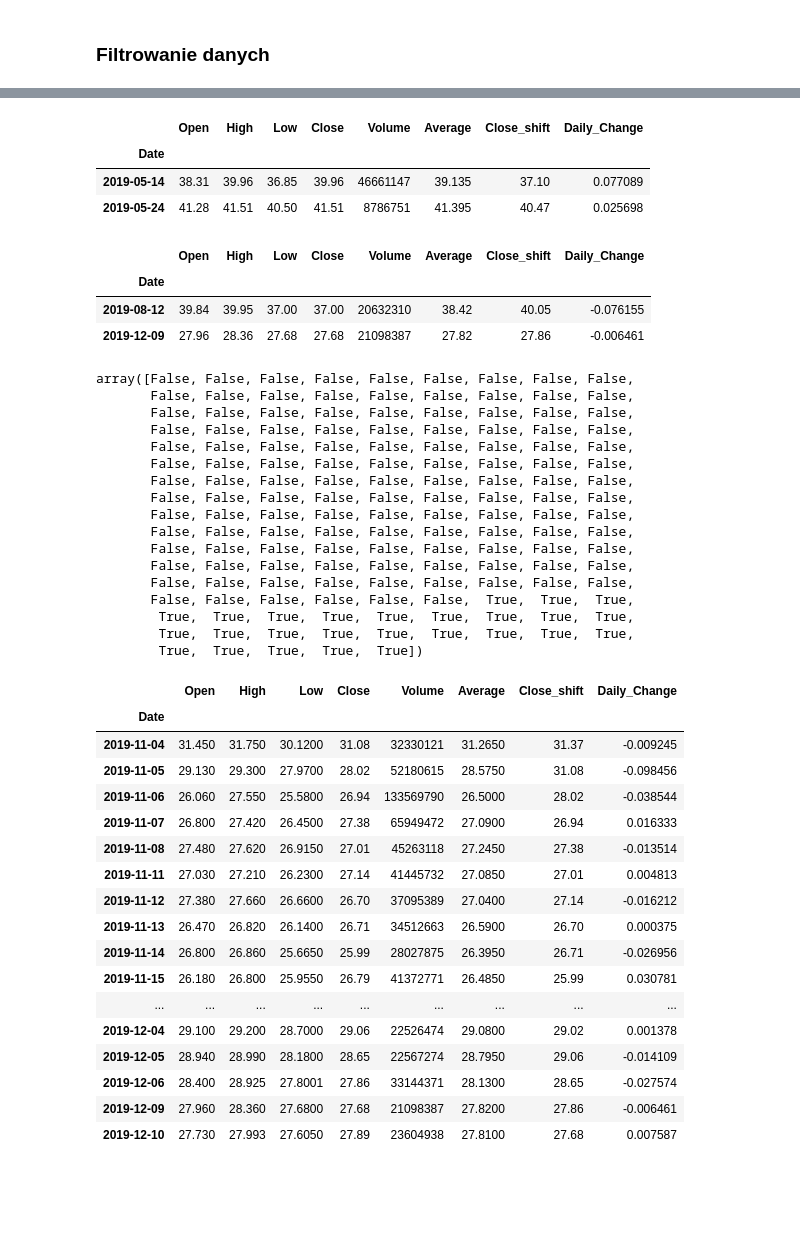
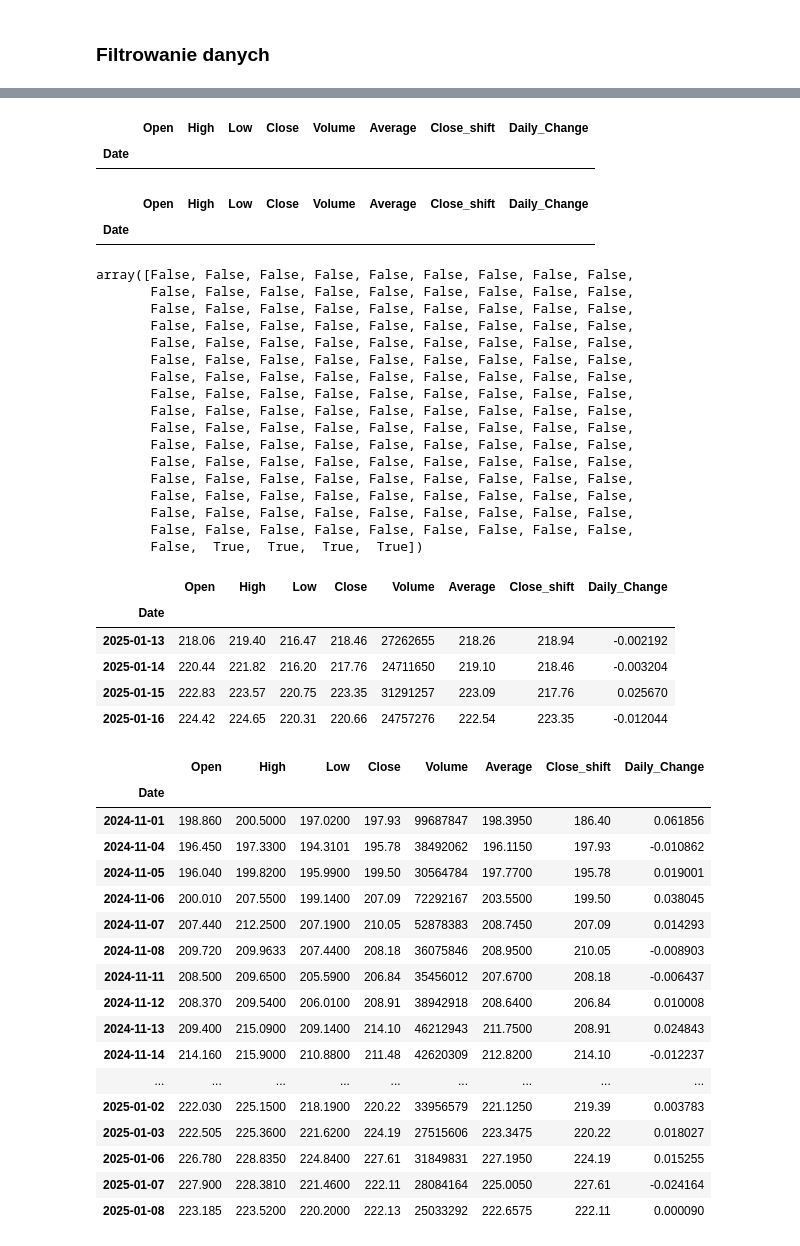
Before and after one commit to khyz/AI_Python_examples, a Jupyter notebook: 02_dane_gieldowe.ipynb, the cells around one changed output, grey strips where cells are left out. Drawn from its saved outputs; the diff is of its cells as text; code cells hidden in the pictures; blank space fills up the shorter version.

```diff
--- a/02_dane_gieldowe.ipynb
+++ b/02_dane_gieldowe.ipynb
@@ -476,0 +171,2 @@ del df['Daily Change']
+# %%
+df['Daily_Change2'] = df.Close / df.Close_shift - 1
@@ -526,0 +196,3 @@ df
+# %%
+df = df[:149]
+df
@@ -589,17 +278,13 @@ df[df.Close == df.High]
 # %% [output]
 |  | Open | High | Low | Close | Volume | Average | Close_shift | Daily_Change |
 | Date |  |  |  |  |  |  |  |  |
-| 2019-05-14 | 38.31 | 39.96 | 36.85 | 39.96 | 46661147 | 39.135 | 37.10 | 0.077089 |
-| 2019-05-24 | 41.28 | 41.51 | 40.50 | 41.51 | 8786751 | 41.395 | 40.47 | 0.025698 |
 # %%
 df[df.Close == df.Low]
 # %% [output]
 |  | Open | High | Low | Close | Volume | Average | Close_shift | Daily_Change |
 | Date |  |  |  |  |  |  |  |  |
-| 2019-08-12 | 39.84 | 39.95 | 37.00 | 37.00 | 20632310 | 38.42 | 40.05 | -0.076155 |
-| 2019-12-09 | 27.96 | 28.36 | 27.68 | 27.68 | 21098387 | 27.82 | 27.86 | -0.006461 |
 # %%
-df.index > '2019-11-01'
+df.index > '2025-01-10'
 # %% [output]
 array([False, False, False, False, False, False, False, False, False,
        False, False, False, False, False, False, False, False, False,
@@ -614,29 +299,38 @@ array([False, False, False, False, False, False, False, False, False,
        False, False, False, False, False, False, False, False, False,
        False, False, False, False, False, False, False, False, False,
        False, False, False, False, False, False, False, False, False,
-       False, False, False, False, False, False,  True,  True,  True,
-        True,  True,  True,  True,  True,  True,  True,  True,  True,
-        True,  True,  True,  True,  True,  True,  True,  True,  True,
-        True,  True,  True,  True,  True])
+       False, False, False, False, False, False, False, False, False,
+       False, False, False, False, False, False, False, False, False,
+       False, False, False, False, False, False, False, False, False,
+       False,  True,  True,  True,  True])
 # %%
-df[df.index > '2019-11-01']
+df[df.index > '2025-01-10']
 # %% [output]
 |  | Open | High | Low | Close | Volume | Average | Close_shift | Daily_Change |
 | Date |  |  |  |  |  |  |  |  |
-| 2019-11-04 | 31.450 | 31.750 | 30.1200 | 31.08 | 32330121 | 31.2650 | 31.37 | -0.009245 |
-| 2019-11-05 | 29.130 | 29.300 | 27.9700 | 28.02 | 52180615 | 28.5750 | 31.08 | -0.098456 |
-| 2019-11-06 | 26.060 | 27.550 | 25.5800 | 26.94 | 133569790 | 26.5000 | 28.02 | -0.038544 |
-| 2019-11-07 | 26.800 | 27.420 | 26.4500 | 27.38 | 65949472 | 27.0900 | 26.94 | 0.016333 |
-| 2019-11-08 | 27.480 | 27.620 | 26.9150 | 27.01 | 45263118 | 27.2450 | 27.38 | -0.013514 |
-| 2019-11-11 | 27.030 | 27.210 | 26.2300 | 27.14 | 41445732 | 27.0850 | 27.01 | 0.004813 |
-| 2019-11-12 | 27.380 | 27.660 | 26.6600 | 26.70 | 37095389 | 27.0400 | 27.14 | -0.016212 |
-| 2019-11-13 | 26.470 | 26.820 | 26.1400 | 26.71 | 34512663 | 26.5900 | 26.70 | 0.000375 |
-| 2019-11-14 | 26.800 | 26.860 | 25.6650 | 25.99 | 28027875 | 26.3950 | 26.71 | -0.026956 |
-| 2019-11-15 | 26.180 | 26.800 | 25.9550 | 26.79 | 41372771 | 26.4850 | 25.99 | 0.030781 |
-| ... | ... | ... | ... | ... | ... | ... | ... | ... |
-| 2019-12-04 | 29.100 | 29.200 | 28.7000 | 29.06 | 22526474 | 29.0800 | 29.02 | 0.001378 |
-| 2019-12-05 | 28.940 | 28.990 | 28.1800 | 28.65 | 22567274 | 28.7950 | 29.06 | -0.014109 |
-| 2019-12-06 | 28.400 | 28.925 | 27.8001 | 27.86 | 33144371 | 28.1300 | 28.65 | -0.027574 |
-| 2019-12-09 | 27.960 | 28.360 | 27.6800 | 27.68 | 21098387 | 27.8200 | 27.86 | -0.006461 |
-| 2019-12-10 | 27.730 | 27.993 | 27.6050 | 27.89 | 23604938 | 27.8100 | 27.68 | 0.007587 |
+| 2025-01-13 | 218.06 | 219.40 | 216.47 | 218.46 | 27262655 | 218.26 | 218.94 | -0.002192 |
+| 2025-01-14 | 220.44 | 221.82 | 216.20 | 217.76 | 24711650 | 219.10 | 218.46 | -0.003204 |
+| 2025-01-15 | 222.83 | 223.57 | 220.75 | 223.35 | 31291257 | 223.09 | 217.76 | 0.025670 |
+| 2025-01-16 | 224.42 | 224.65 | 220.31 | 220.66 | 24757276 | 222.54 | 223.35 | -0.012044 |
+# %%
+df[(df.index >= '2024-11-01') & (df.index < '2025-01-10')]# and nie jest obsługiwane
+# %% [output]
+|  | Open | High | Low | Close | Volume | Average | Close_shift | Daily_Change |
+| Date |  |  |  |  |  |  |  |  |
+| 2024-11-01 | 198.860 | 200.5000 | 197.0200 | 197.93 | 99687847 | 198.3950 | 186.40 | 0.061856 |
+| 2024-11-04 | 196.450 | 197.3300 | 194.3101 | 195.78 | 38492062 | 196.1150 | 197.93 | -0.010862 |
+| 2024-11-05 | 196.040 | 199.8200 | 195.9900 | 199.50 | 30564784 | 197.7700 | 195.78 | 0.019001 |
+| 2024-11-06 | 200.010 | 207.5500 | 199.1400 | 207.09 | 72292167 | 203.5500 | 199.50 | 0.038045 |
+| 2024-11-07 | 207.440 | 212.2500 | 207.1900 | 210.05 | 52878383 | 208.7450 | 207.09 | 0.014293 |
+| 2024-11-08 | 209.720 | 209.9633 | 207.4400 | 208.18 | 36075846 | 208.9500 | 210.05 | -0.008903 |
+| 2024-11-11 | 208.500 | 209.6500 | 205.5900 | 206.84 | 35456012 | 207.6700 | 208.18 | -0.006437 |
+| 2024-11-12 | 208.370 | 209.5400 | 206.0100 | 208.91 | 38942918 | 208.6400 | 206.84 | 0.010008 |
+| 2024-11-13 | 209.400 | 215.0900 | 209.1400 | 214.10 | 46212943 | 211.7500 | 208.91 | 0.024843 |
+| 2024-11-14 | 214.160 | 215.9000 | 210.8800 | 211.48 | 42620309 | 212.8200 | 214.10 | -0.012237 |
+| ... | ... | ... | ... | ... | ... | ... | ... | ... |
+| 2025-01-02 | 222.030 | 225.1500 | 218.1900 | 220.22 | 33956579 | 221.1250 | 219.39 | 0.003783 |
+| 2025-01-03 | 222.505 | 225.3600 | 221.6200 | 224.19 | 27515606 | 223.3475 | 220.22 | 0.018027 |
+| 2025-01-06 | 226.780 | 228.8350 | 224.8400 | 227.61 | 31849831 | 227.1950 | 224.19 | 0.015255 |
+| 2025-01-07 | 227.900 | 228.3810 | 221.4600 | 222.11 | 28084164 | 225.0050 | 227.61 | -0.024164 |
+| 2025-01-08 | 223.185 | 223.5200 | 220.2000 | 222.13 | 25033292 | 222.6575 | 222.11 | 0.000090 |
 # %%
```
Also changed, not shown: parts of 58 cells of this notebook.
